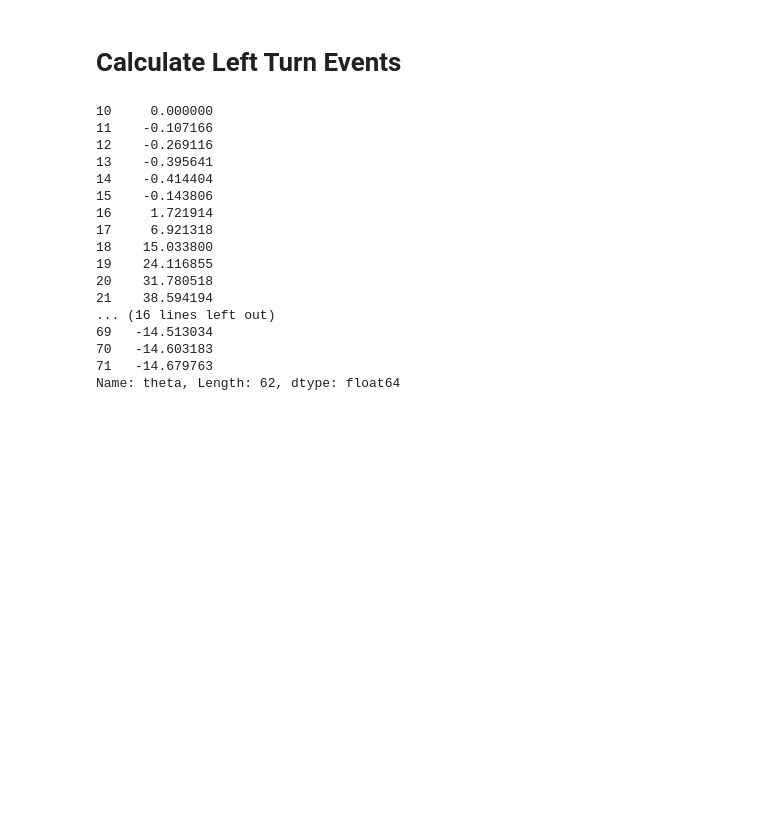
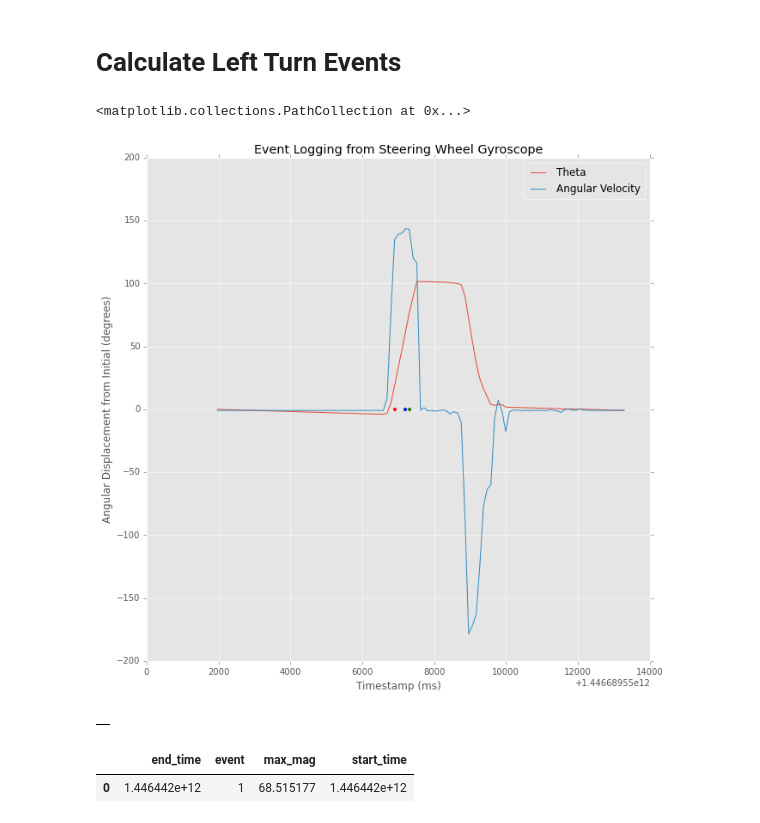
Before and after one commit to chrisngan24/fydp, a Jupyter notebook: experimental/arduino/init_analysis.ipynb, the cells around one changed output. Saved outputs shown, nothing was run; the diff lists cells and outputs as text; code cells hidden in the pictures; blank space fills up the shorter version.

```diff
--- a/experimental/arduino/init_analysis.ipynb
+++ b/experimental/arduino/init_analysis.ipynb
@@ -81,22 +91,2 @@ df['theta'] = pos
 # %% [markdown]
 # Calculate Left Turn Events
-# %%
-df['theta']
-# %% [output]
-10     0.000000
-11    -0.107166
-12    -0.269116
-13    -0.395641
-14    -0.414404
-15    -0.143806
-16     1.721914
-17     6.921318
-18    15.033800
-19    24.116855
-20    31.780518
-21    38.594194
-... (16 lines left out)
-69   -14.513034
-70   -14.603183
-71   -14.679763
-Name: theta, Length: 62, dtype: float64
@@ -102,0 +141,31 @@ Name: theta, Length: 62, dtype: float64
+# %%
+# def plot_events(df, theta, angular_speed, window_size):
+
+#     events = calculate_events(df[theta].tolist(), df['timestamp'].tolist(), window_size=window_size)
+#     plt.plot(df['timestamp'], integrate_col(df, angular_speed, 'time_diff', 0))
+#     plt.plot(df['timestamp'], df[angular_speed])
+#     plt.scatter(events['start_time'], [0]*len(events), c =[1]*len(events))
+# plt.scatter(events['end_time'], [0]*len(events), c = events['event'])
+plt.figure().set_size_inches(10.5, 10.5)
+plt.plot(df['timestamp'], integrate_col(df, 'gz', 'time_diff', 0), label = 'Theta')
+plt.plot(df['timestamp'], df['gz'], label='Angular Velocity')
+plt.legend()
+plt.xlabel('Timestamp (ms)')
+plt.ylabel('Angular Displacement from Initial (degrees)')
+plt.title('Event Logging from Steering Wheel Gyroscope')
+events = calculate_events(df['theta'].tolist(), df['timestamp'].tolist(), window_size=2)
+plt.scatter(events['start_time'], [0]*len(events), c =['red']*len(events))
+events = calculate_events(df['theta'].tolist(), df['timestamp'].tolist(), window_size=10)
+plt.scatter(events['start_time'], [0]*len(events), c =['blue']*len(events))
+
+events = calculate_events(df['theta'].tolist(), df['timestamp'].tolist(), window_size=20)
+plt.scatter(events['start_time'], [0]*len(events), c =['green']*len(events))
+# plot_events(df, 'theta', 'gz', 10)
+# plot_events(df, 'theta', 'gz', 2)
+# %% [output]
+<matplotlib.collections.PathCollection at 0x...>
+[figure, added]
+# %%
+events
+# %% [output]
+|  |
@@ -102,0 +174,5 @@ Name: theta, Length: 62, dtype: float64
+# %%
+events
+# %% [output]
+|  | end_time | event | max_mag | start_time |
+| 0 | 1.446442e+12 | 1 | 68.515177 | 1.446442e+12 |
```
Also changed, not shown: parts of 13 cells of this notebook, 14 other files.
